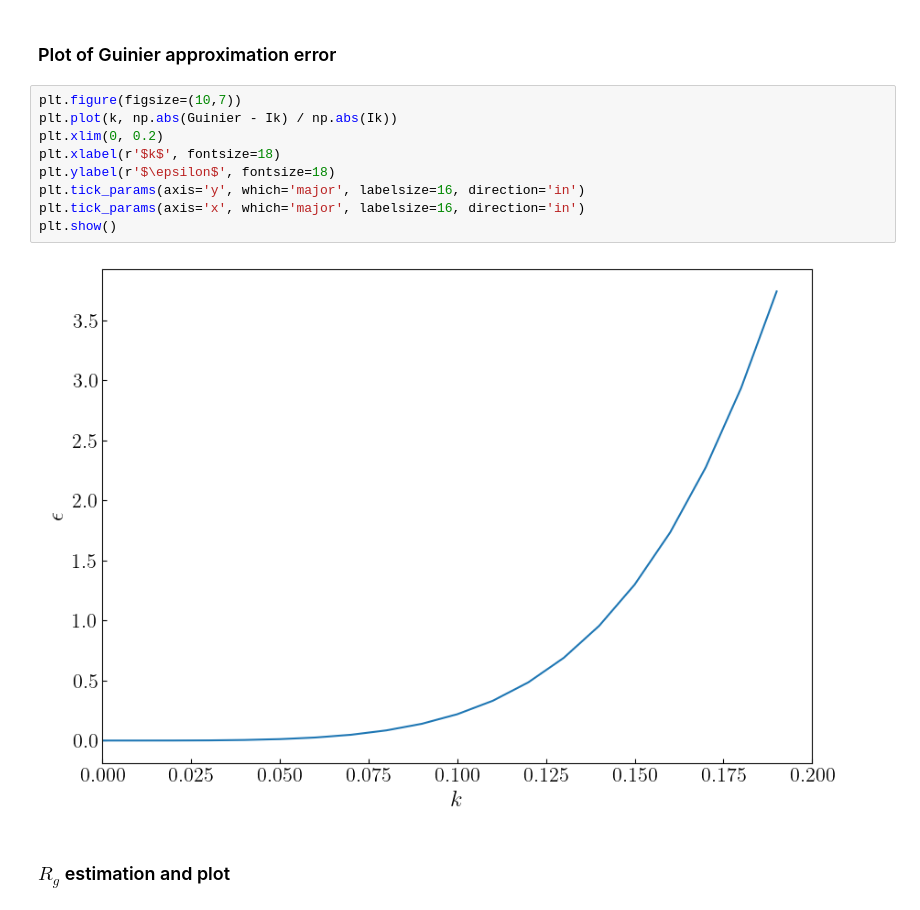
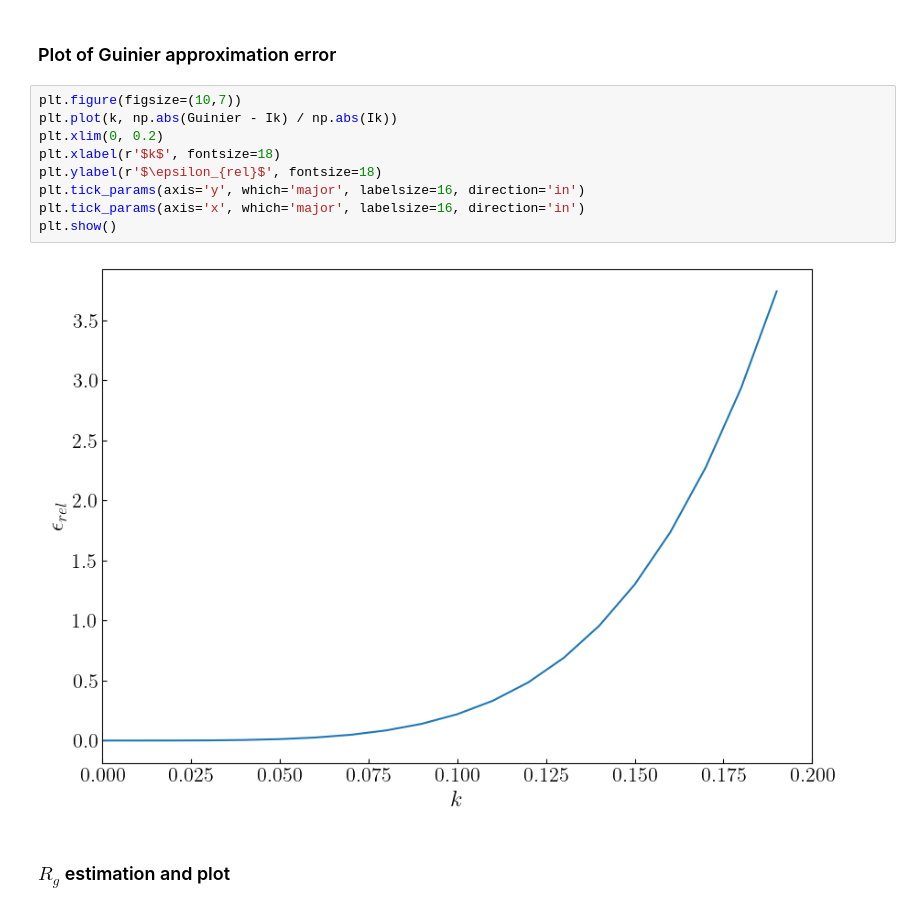
Before and after one commit to Eric-Vidal-hub/FJC-simulation, a Jupyter notebook: 6_stru_factor.ipynb, the cells around one changed output. Drawn from its saved outputs; the diff is of its cells as text.

```diff
--- a/6_stru_factor.ipynb
+++ b/6_stru_factor.ipynb
@@ -75,14 +75,14 @@ plt.show()
 # %%
 plt.figure(figsize=(10,7))
 plt.plot(k, np.abs(Guinier - Ik) / np.abs(Ik))
 plt.xlim(0, 0.2)
 plt.xlabel(r'$k$', fontsize=18)
-plt.ylabel(r'$\epsilon$', fontsize=18)
+plt.ylabel(r'$\epsilon_{rel}$', fontsize=18)
 plt.tick_params(axis='y', which='major', labelsize=16, direction='in')
 plt.tick_params(axis='x', which='major', labelsize=16, direction='in')
 plt.show()
 # %% [output]
-[figure, old version]
+[figure, new version]
 # %% [markdown]
 ### $R_g$ estimation and plot
 # %%
```
Also changed, not shown: 1 other file.
